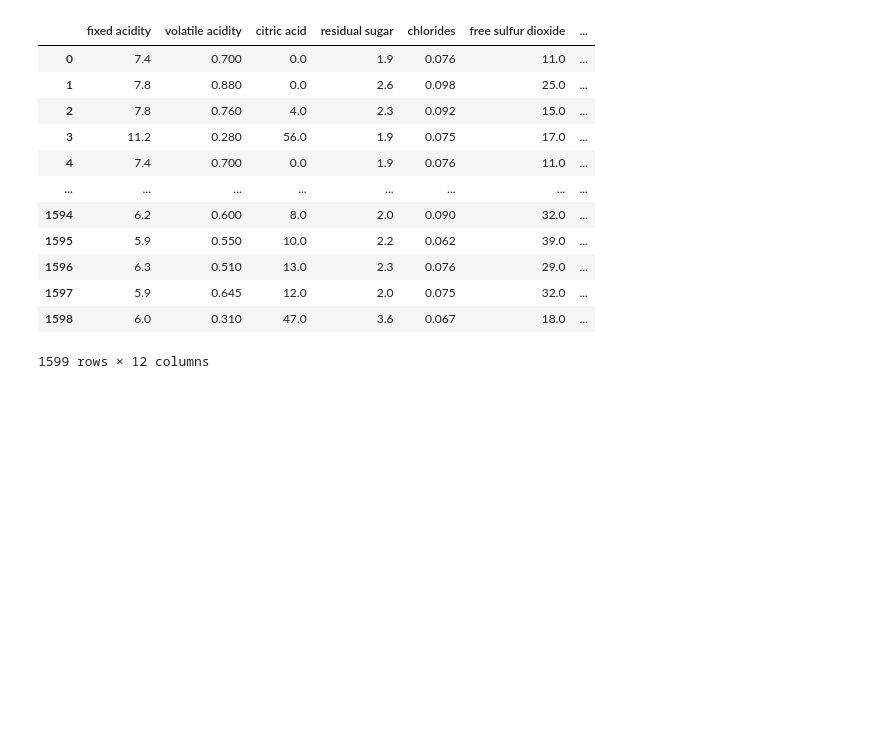
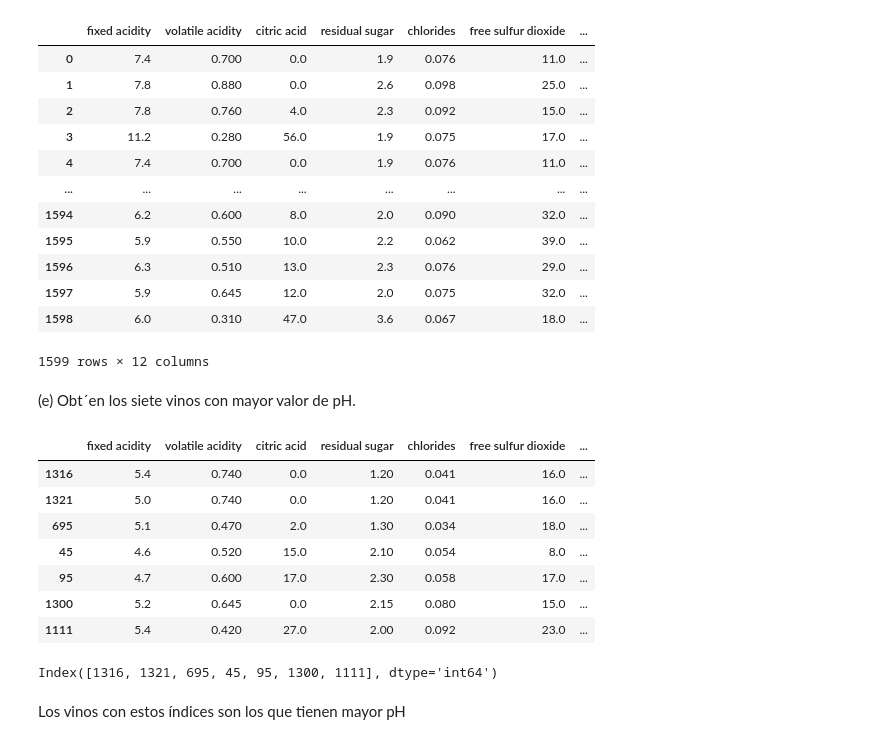
Before and after one commit to enricllorcamendoza-2002/ttad1, a Jupyter notebook: Entrega_2.ipynb, the cells around one changed output. Cells and saved outputs as stored; diff of their text form; code cells hidden in the pictures; blank space fills up the shorter version.

```diff
--- a/Entrega_2.ipynb
+++ b/Entrega_2.ipynb
@@ -234,3 +235,23 @@ df
 | 1597 | 5.9 | 0.645 | 12.0 | 2.0 | 0.075 | 32.0 | ... |
 | 1598 | 6.0 | 0.310 | 47.0 | 3.6 | 0.067 | 18.0 | ... |
 1599 rows × 12 columns
+# %% [markdown]
+(e) Obt´en los siete vinos con mayor valor de pH.
+# %%
+df_vinos = df.sort_values(by = "pH", ascending = False).head(7)
+df_vinos
+# %% [output]
+|  | fixed acidity | volatile acidity | citric acid | residual sugar | chlorides | free sulfur dioxide | ... |
+| 1316 | 5.4 | 0.740 | 0.0 | 1.20 | 0.041 | 16.0 | ... |
+| 1321 | 5.0 | 0.740 | 0.0 | 1.20 | 0.041 | 16.0 | ... |
+| 695 | 5.1 | 0.470 | 2.0 | 1.30 | 0.034 | 18.0 | ... |
+| 45 | 4.6 | 0.520 | 15.0 | 2.10 | 0.054 | 8.0 | ... |
+| 95 | 4.7 | 0.600 | 17.0 | 2.30 | 0.058 | 17.0 | ... |
+| 1300 | 5.2 | 0.645 | 0.0 | 2.15 | 0.080 | 15.0 | ... |
+| 1111 | 5.4 | 0.420 | 27.0 | 2.00 | 0.092 | 23.0 | ... |
+# %%
+df_vinos.index
+# %% [output]
+Index([1316, 1321, 695, 45, 95, 1300, 1111], dtype='int64')
+# %% [markdown]
+Los vinos con estos índices son los que tienen mayor pH
```
Also changed, not shown: parts of 2 cells of this notebook.
